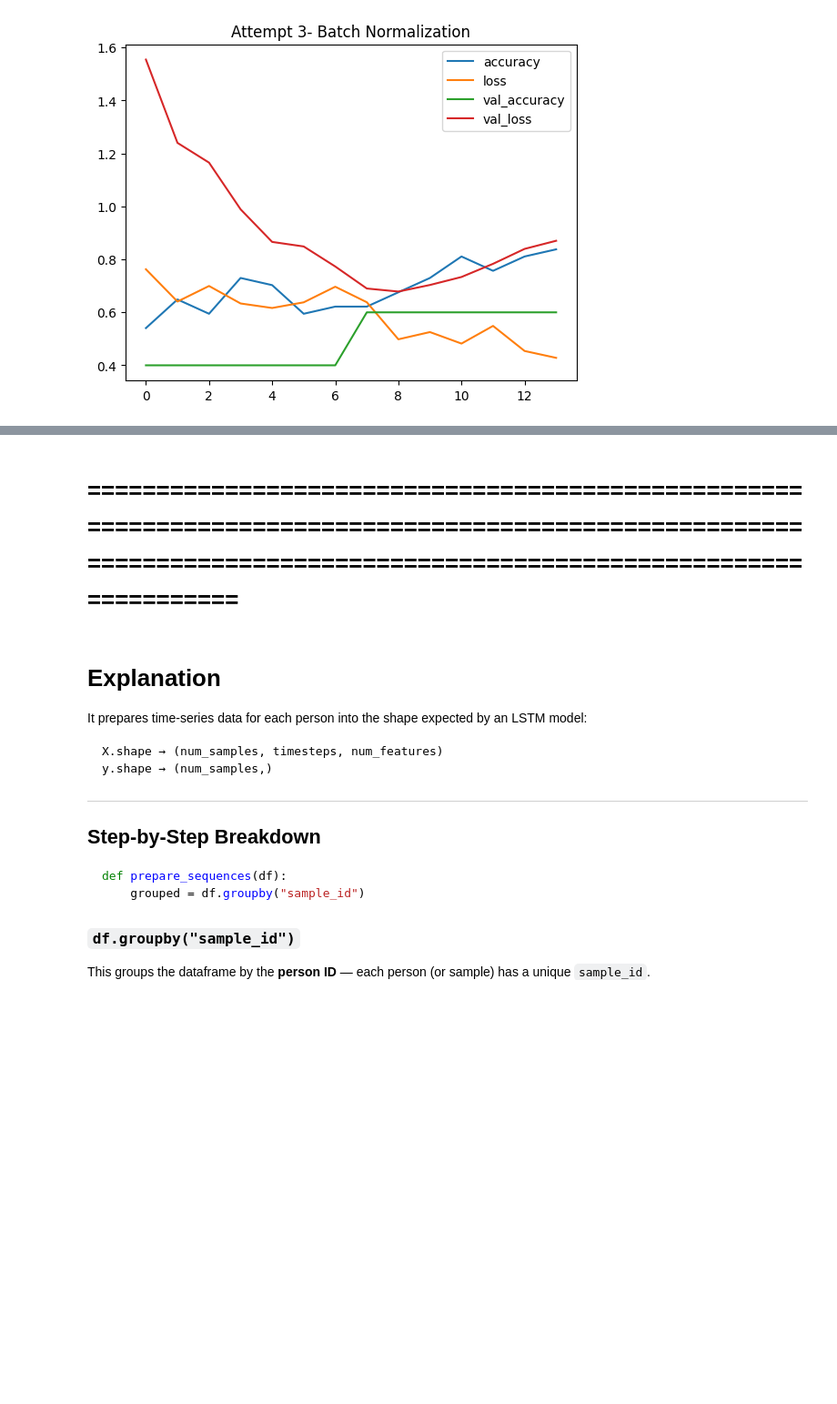
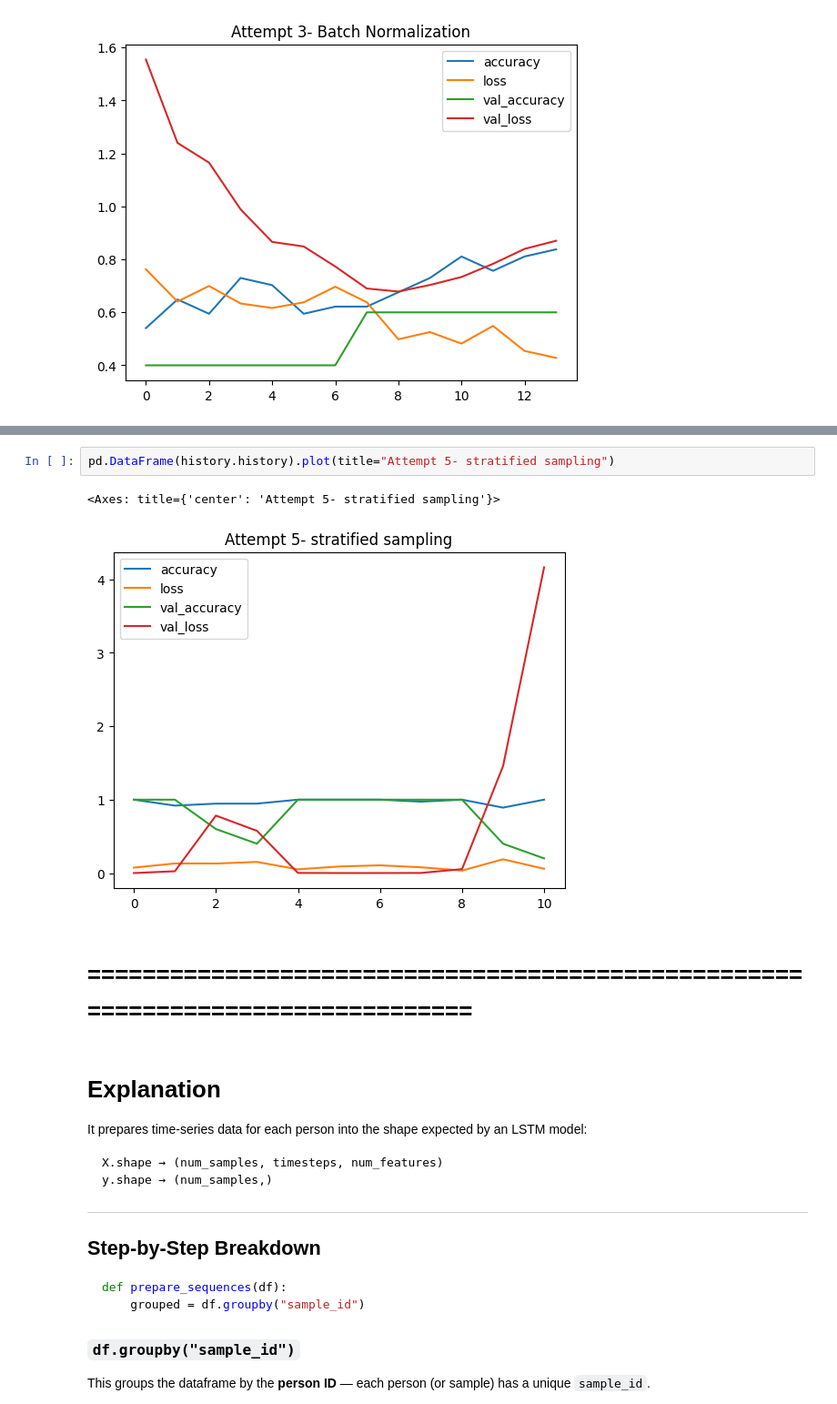
Before and after one commit to Prashanna-Raj-Pandit/NN-Time-series, a Jupyter notebook: gait_classification.ipynb, the cells around one changed output, grey strips where cells are left out. Shown: that part at 91% size. Saved outputs shown, nothing was run; the diff lists cells and outputs as text; blank space fills up the shorter version.

```diff
--- a/gait_classification.ipynb
+++ b/gait_classification.ipynb
@@ -303,5 +461,10 @@ pd.DataFrame(history.history).plot(title="Attempt 3- Batch Normalization")
+# %%
+pd.DataFrame(history.history).plot(title="Attempt 5- stratified sampling")
+# %% [output]
+<Axes: title={'center': 'Attempt 5- stratified sampling'}>
+[figure, added]
 # %% [markdown]
-# =======================================================================================================================================================================
+# ================================================================================
 # %% [markdown]
 # Explanation
 
```
Also changed, not shown: parts of 16 cells of this notebook.
